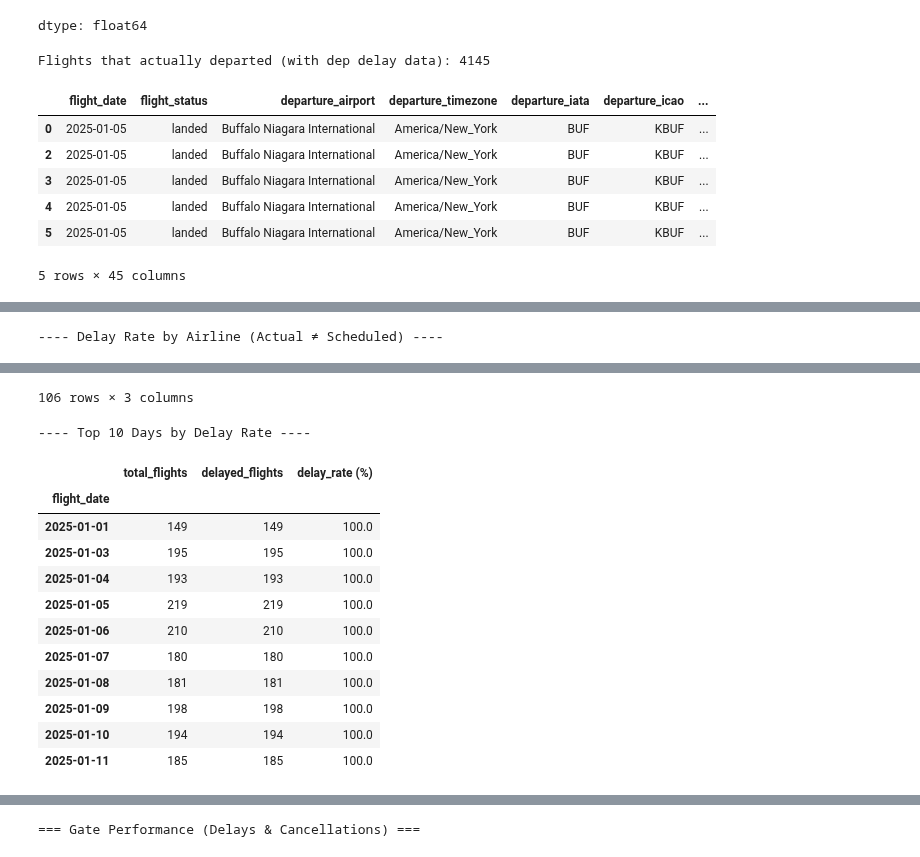
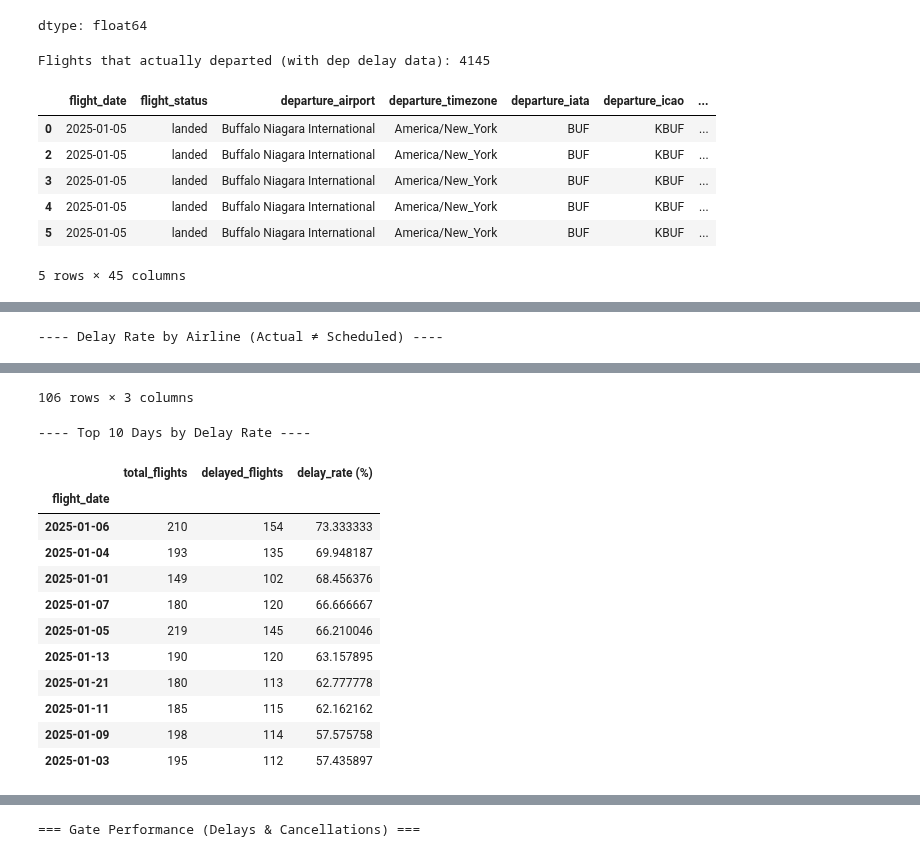
Before and after one commit to Iamkoss/cis9650_flight_data, a Jupyter notebook: fligh_data.ipynb, the cells around one changed output, grey strips where cells are left out. Cells and saved outputs as stored; diff of their text form; code cells hidden in the pictures.

```diff
--- a/fligh_data.ipynb
+++ b/fligh_data.ipynb
@@ -160,19 +136,22 @@ display(df)
 # %%
-#clean up the entire data set (ie. fix the naming of some columns)
+# Cleanning up the entire data set (fixing the naming of some columns)
 
-#making a copy of the master set (in case of mess up)
+# Making a copy of the master set (in case of mess up)
 df = df_all.copy()
 #replacting the column names from . to a _ for easier reading
 df.columns = df.columns.str.lower().str.replace('.', '_')
 
+# Replae all space in the colum names with nonspace
+df.columns = df.columns.str.replace(' ','')
+
 # Removing all the fully empty columns
 empty_cols = df.columns[df.isna().all()].tolist()
 df = df.drop(columns=empty_cols)
-#print("Dropped completely empty columns:", empty_cols)
+#print(f'Dropped completely empty columns:, {empty_cols}')
 
-#remove any duplicates from main set
+# Remove any duplicates from main set
 df = df.drop_duplicates()
-#print("After dropping duplicates:", df.shape)
+#print(f'\nAfter dropping duplicates: {df.shape}\n')
 
 df.head(10)
 # %% [output]
@@ -536,43 +503,60 @@ dtype: float64
 
 df_departed = df[(df['is_cancelled'] == False) & (df['dep_delay_min'].notna())]
 
-print("Flights that actually departed (with dep delay data):", len(df_departed))
+print('Flights that actually departed (with dep delay data):', len(df_departed))
 display(df_departed.head())
 
 # Extract delay columns from df_departed
 dep_delays = df['dep_delay_min']
 arr_delays = df['arr_delay_min']
 
-print("\n---- Departure Delay (Minutes) ----")
-print(f"Number of departed flights with delay data: {len(dep_delays)}")
-print(f"Average departure delay: {dep_delays.mean():.2f} min")
-print(f"Median departure delay: {dep_delays.median():.2f} min")
-print(f"90th percentile departure delay: {dep_delays.quantile(0.90):.2f} min")
+print('\n---- Departure Delay (Minutes) ----')
+print(f'Number of departed flights with delay data: {len(dep_delays)}')
+print(f'Average departure delay: {dep_delays.mean():.2f} min')
+print(f'Median departure delay: {dep_delays.median():.2f} min')
+print(f'90th percentile departure delay: {dep_delays.quantile(0.90):.2f} min')
 
-print("\n---- Arrival Delay (Minutes) ----")
-print(f"Number of flights with arrival delay data: {len(arr_delays)}")
-print(f"Average arrival delay: {arr_delays.mean():.2f} min")
-print(f"Median arrival delay: {arr_delays.median():.2f} min")
-print(f"90th percentile arrival delay: {arr_delays.quantile(0.90):.2f} min")
+print('\n---- Arrival Delay (Minutes) ----')
+print(f'Number of flights with arrival delay data: {len(arr_delays)}')
+print(f'Average arrival delay: {arr_delays.mean():.2f} min')
+print(f'Median arrival delay: {arr_delays.median():.2f} min')
+print(f'90th percentile arrival delay: {arr_delays.quantile(0.90):.2f} min')
 
-# 2) Define "delayed" using your chosen rule:
+# 2) Define 'delayed' using your chosen rule:
 #    A flight is delayed if actual departure OR arrival time != scheduled
 
 
-df['is_delayed_exact'] = (
+'''df['is_delayed_exact'] = (
     (df['departure_actual'] != df['departure_scheduled']) |
     (df['arrival_actual'] != df['arrival_scheduled'])
+)'''
+
+
+# Define delays using DOT 15-minute standard
+df['is_delayed_exact'] = (
+    (df['dep_delay_min'] > 15) |
+    (df['arr_delay_min'] > 15)
 )
+
+# Recalculate delay statistics
+num_delayed_dot = df['is_delayed_exact'].sum()
+total_flights = len(df)
+percent_delayed_dot = (num_delayed_dot / total_flights) * 100
+
+print(f"\n---- Delay Summary (DOT 15-min Standard) ----")
+print(f"Total flights: {total_flights}")
+print(f"Delayed flights (>15 min): {num_delayed_dot}")
+print(f"Percentage delayed: {percent_delayed_dot:.2f}%")
 
 # Percentage of delayed flights (based on exact time mismatch)
 num_delayed = df['is_delayed_exact'].sum()
 total_flights = len(df)
 percent_delayed = (num_delayed / total_flights) * 100
 
-print("\n---- Delay Summary (Exact Match Definition) ----")
-print(f"Total flights: {total_flights}")
-print(f"Delayed flights (actual ≠ scheduled): {num_delayed}")
-print(f"Percentage delayed: {percent_delayed:.2f}%")
+print('\n---- Delay Summary (Exact Match Definition) ----')
+print(f'Total flights: {total_flights}')
+print(f'Delayed flights (actual ≠ scheduled): {num_delayed}')
+print(f'Percentage delayed: {percent_delayed:.2f}%')
 
 # Show first few delayed flights with their time differences
 display(df[df['is_delayed_exact']][[
@@ -598,7 +582,7 @@ airline_delay_stats['delay_rate (%)'] = (
 
 airline_delay_stats = airline_delay_stats.sort_values('delay_rate (%)', ascending=False)
 
-print("\n---- Delay Rate by Airline (Actual ≠ Scheduled) ----")
+print('\n---- Delay Rate by Airline (Actual ≠ Scheduled) ----')
 display(airline_delay_stats)
 
 # 4) Delays by specific days (helpful for potential weather impact)
@@ -613,7 +597,7 @@ daily_delay_stats['delay_rate (%)'] = (
     daily_delay_stats['total_flights'] * 100
 )
 
-print("\n---- Top 10 Days by Delay Rate ----")
+print('\n---- Top 10 Days by Delay Rate ----')
 display(daily_delay_stats.sort_values('delay_rate (%)', ascending=False).head(10))
 # %% [output]
 Flights that actually departed (with dep delay data): 4145
@@ -663,17 +648,17 @@ Percentage delayed: 100.00%
 106 rows × 3 columns
 ---- Top 10 Days by Delay Rate ----
 |  | total_flights | delayed_flights | delay_rate (%) |
 | flight_date |  |  |  |
-| 2025-01-01 | 149 | 149 | 100.0 |
-| 2025-01-03 | 195 | 195 | 100.0 |
-| 2025-01-04 | 193 | 193 | 100.0 |
-| 2025-01-05 | 219 | 219 | 100.0 |
-| 2025-01-06 | 210 | 210 | 100.0 |
-| 2025-01-07 | 180 | 180 | 100.0 |
-| 2025-01-08 | 181 | 181 | 100.0 |
-| 2025-01-09 | 198 | 198 | 100.0 |
-| 2025-01-10 | 194 | 194 | 100.0 |
-| 2025-01-11 | 185 | 185 | 100.0 |
+| 2025-01-06 | 210 | 154 | 73.333333 |
+| 2025-01-04 | 193 | 135 | 69.948187 |
+| 2025-01-01 | 149 | 102 | 68.456376 |
+| 2025-01-07 | 180 | 120 | 66.666667 |
+| 2025-01-05 | 219 | 145 | 66.210046 |
+| 2025-01-13 | 190 | 120 | 63.157895 |
+| 2025-01-21 | 180 | 113 | 62.777778 |
+| 2025-01-11 | 185 | 115 | 62.162162 |
+| 2025-01-09 | 198 | 114 | 57.575758 |
+| 2025-01-03 | 195 | 112 | 57.435897 |
 # %%
 #time of day (morning/midday/night) delay
 
```
Also changed, not shown: parts of 16 cells of this notebook.
